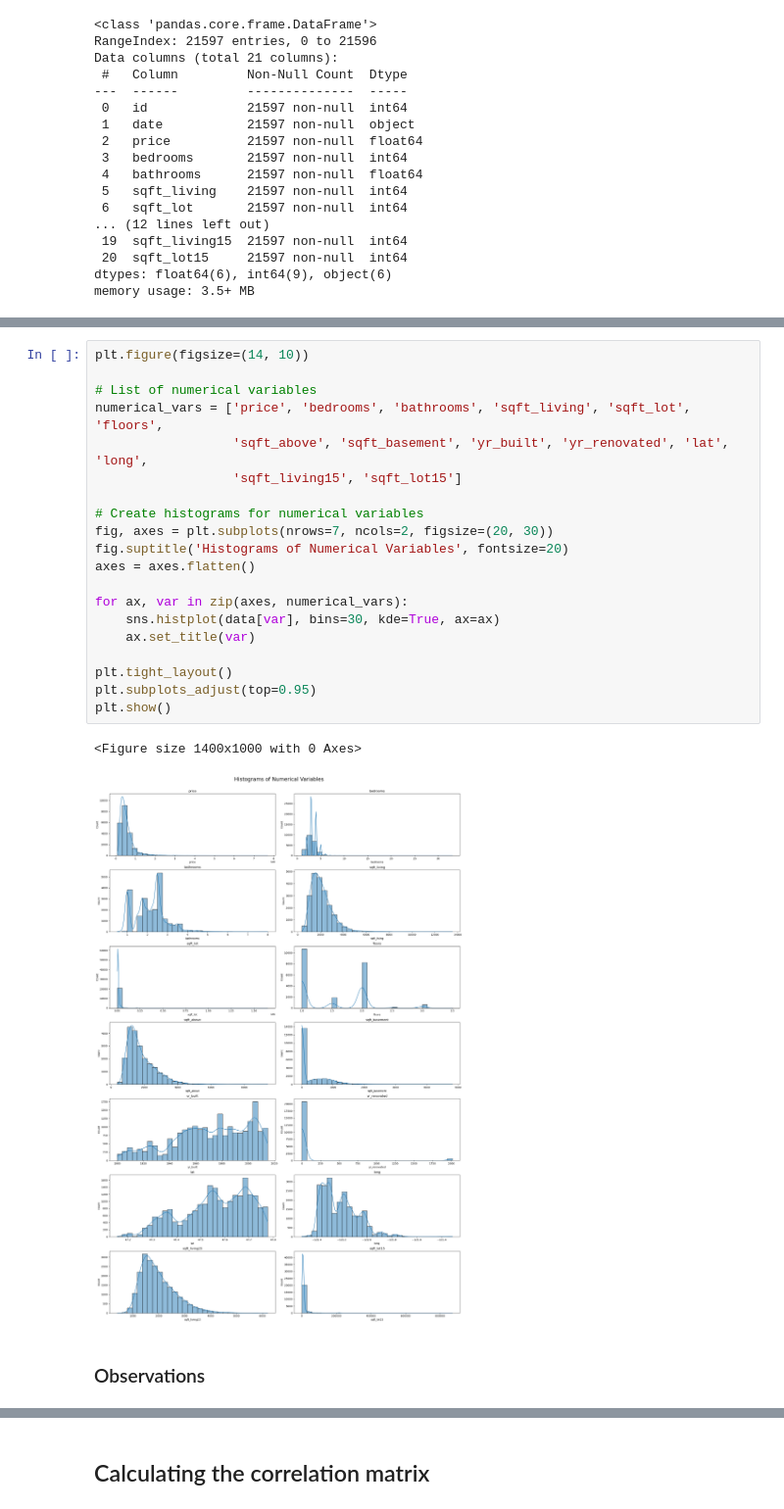
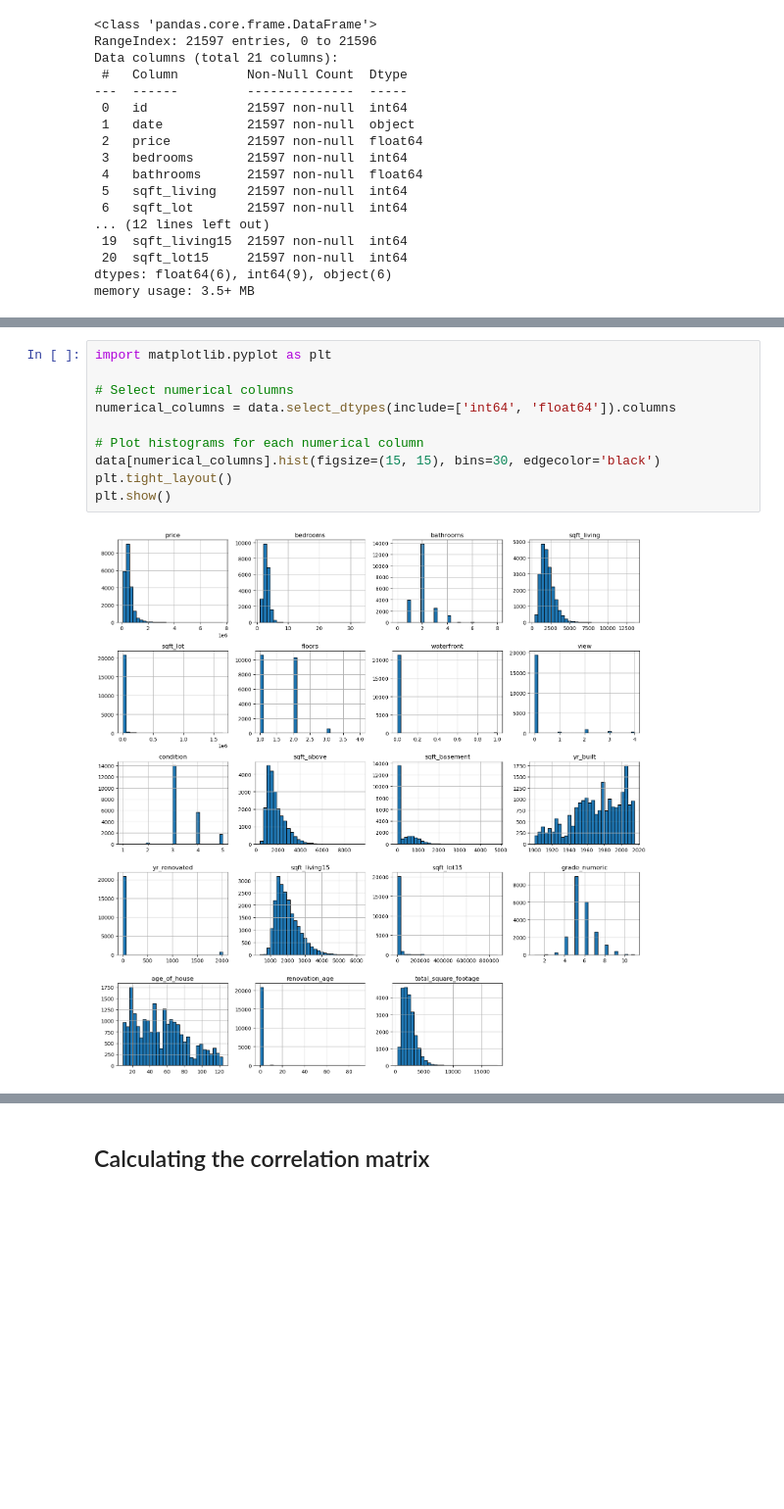
Before and after one commit to lchep2024/phase_2_project, a Jupyter notebook: members/branley.ipynb, the cells around one changed output, grey strips where cells are left out. Shown at 98% size. Saved outputs shown, nothing was run; the diff lists cells and outputs as text; blank space fills up the shorter version.

```diff
--- a/members/branley.ipynb
+++ b/members/branley.ipynb
@@ -266,27 +541,14 @@ data.describe()
 
 First we can have a look at the distribution of our numerical variables
-# %%
-plt.figure(figsize=(14, 10))
-
-# List of numerical variables
-numerical_vars = ['price', 'bedrooms', 'bathrooms', 'sqft_living', 'sqft_lot', 'floors',
-                  'sqft_above', 'sqft_basement', 'yr_built', 'yr_renovated', 'lat', 'long',
-                  'sqft_living15', 'sqft_lot15']
-
-# Create histograms for numerical variables
-fig, axes = plt.subplots(nrows=7, ncols=2, figsize=(20, 30))
-fig.suptitle('Histograms of Numerical Variables', fontsize=20)
-axes = axes.flatten()
-
-for ax, var in zip(axes, numerical_vars):
-    sns.histplot(data[var], bins=30, kde=True, ax=ax)
-    ax.set_title(var)
-
-plt.tight_layout()
-plt.subplots_adjust(top=0.95)
-plt.show()
-# %% [output]
-<Figure size 1400x1000 with 0 Axes>
-[figure, removed]
-# %% [markdown]
-### Observations
+# %%
+import matplotlib.pyplot as plt
+
+# Select numerical columns
+numerical_columns = data.select_dtypes(include=['int64', 'float64']).columns
+
+# Plot histograms for each numerical column
+data[numerical_columns].hist(figsize=(15, 15), bins=30, edgecolor='black')
+plt.tight_layout()
+plt.show()
+# %% [output]
+[figure, added]
```
Also changed, not shown: parts of 70 cells of this notebook.
